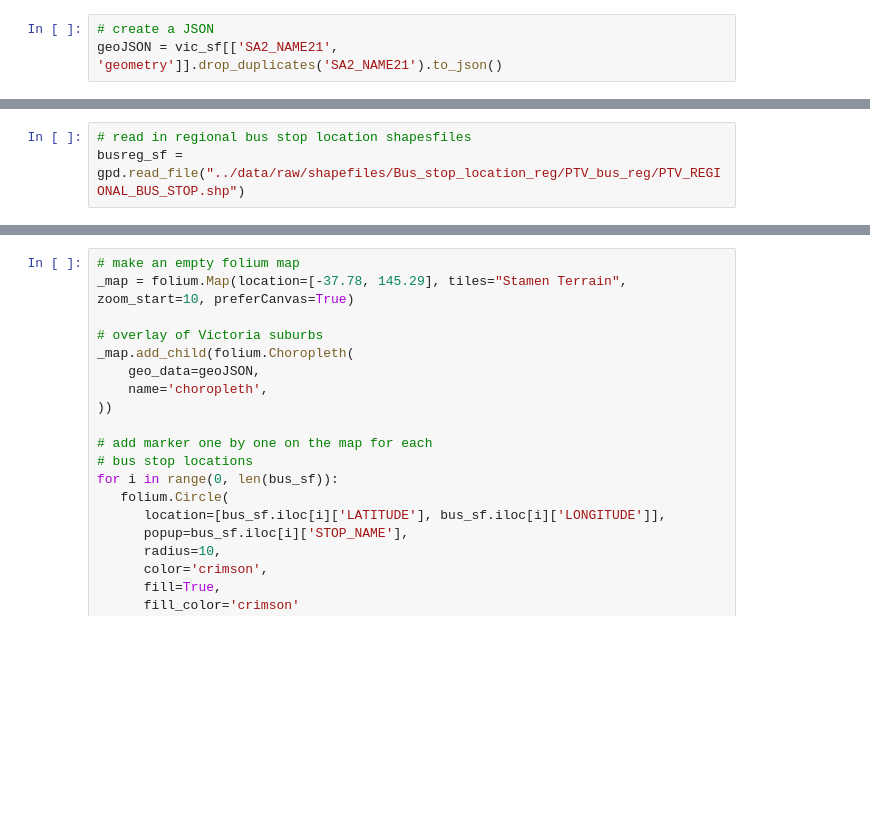
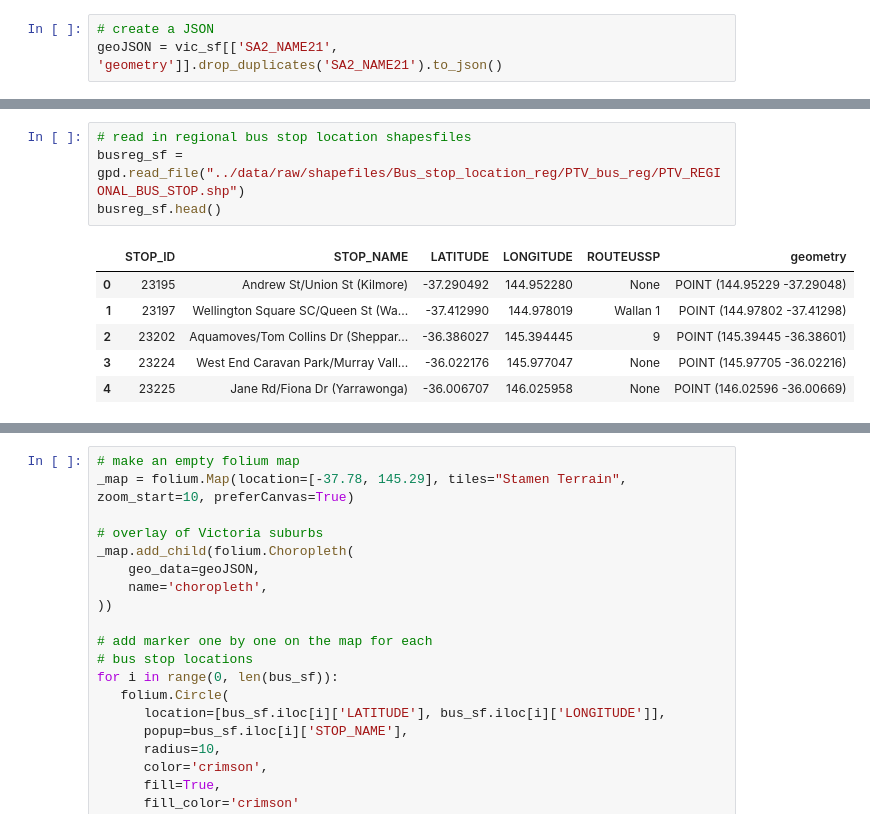
Before and after one commit to MAST30034-Applied-Data-Science/generic-real-estate-consulting-project-group-30, a Jupyter notebook: notebooks/shapefiles_visualisation.ipynb, the cells around one changed output, grey strips where cells are left out. Cells and saved outputs as stored; diff of their text form; blank space fills up the shorter version.

```diff
--- a/notebooks/shapefiles_visualisation.ipynb
+++ b/notebooks/shapefiles_visualisation.ipynb
@@ -54,6 +54,14 @@ tram_sf.head()
 # %%
 # read in regional bus stop location shapesfiles
 busreg_sf = gpd.read_file("../data/raw/shapefiles/Bus_stop_location_reg/PTV_bus_reg/PTV_REGIONAL_BUS_STOP.shp")
+busreg_sf.head()
+# %% [output]
+|  | STOP_ID | STOP_NAME | LATITUDE | LONGITUDE | ROUTEUSSP | geometry |
+| 0 | 23195 | Andrew St/Union St (Kilmore) | -37.290492 | 144.952280 | None | POINT (144.95229 -37.29048) |
+| 1 | 23197 | Wellington Square SC/Queen St (Wa... | -37.412990 | 144.978019 | Wallan 1 | POINT (144.97802 -37.41298) |
+| 2 | 23202 | Aquamoves/Tom Collins Dr (Sheppar... | -36.386027 | 145.394445 | 9 | POINT (145.39445 -36.38601) |
+| 3 | 23224 | West End Caravan Park/Murray Vall... | -36.022176 | 145.977047 | None | POINT (145.97705 -36.02216) |
+| 4 | 23225 | Jane Rd/Fiona Dr (Yarrawonga) | -36.006707 | 146.025958 | None | POINT (146.02596 -36.00669) |
 # %%
 # read in regional train station location shapesfiles
 trainreg_sf = gpd.read_file("../data/raw/shapefiles/Train_station_location_reg/PTV_train_reg/PTV_REGIONAL_TRAIN_STATION.shp")
```
Also changed, not shown: parts of 1 cell of this notebook, 1 other file.
